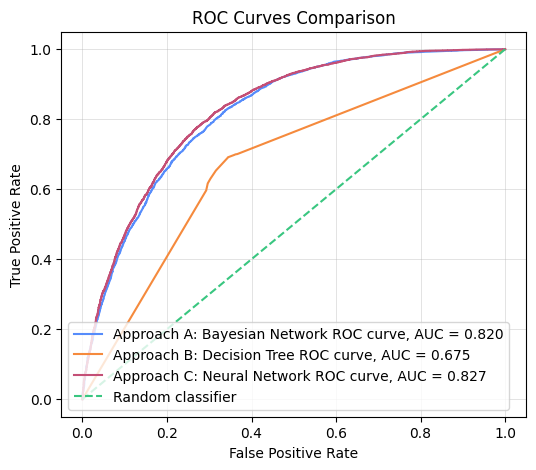
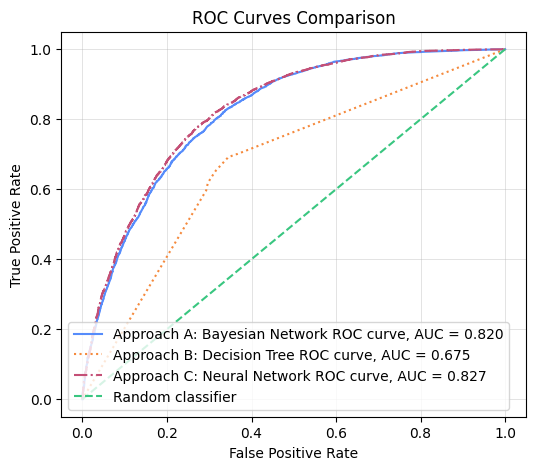
Unified diff of the notebook cell whose output changed from the first chart to the second:
--- before
+++ after
@@ -14,7 +14,7 @@
 plt.figure(figsize=(6, 5))
 
-plt.plot(fpr_bay, tpr_bay, label=f"Approach A: Bayesian Network ROC curve, AUC = {auc_bay:.3f}")
-plt.plot(fpr_tree, tpr_tree, label=f"Approach B: Decision Tree ROC curve, AUC = {auc_tree:.3f}")
-plt.plot(fpr_nn, tpr_nn, label=f"Approach C: Neural Network ROC curve, AUC = {auc_nn:.3f}")
+plt.plot(fpr_bay, tpr_bay, label=f"Approach A: Bayesian Network ROC curve, AUC = {auc_bay:.3f}", linestyle="-")
+plt.plot(fpr_tree, tpr_tree, label=f"Approach B: Decision Tree ROC curve, AUC = {auc_tree:.3f}", linestyle=":")
+plt.plot(fpr_nn, tpr_nn, label=f"Approach C: Neural Network ROC curve, AUC = {auc_nn:.3f}", linestyle="-.")
 
 plt.plot([0, 1], [0, 1], linestyle="--", label="Random classifier")

Commit: diff markers bc aiaaa requires b&w visibility